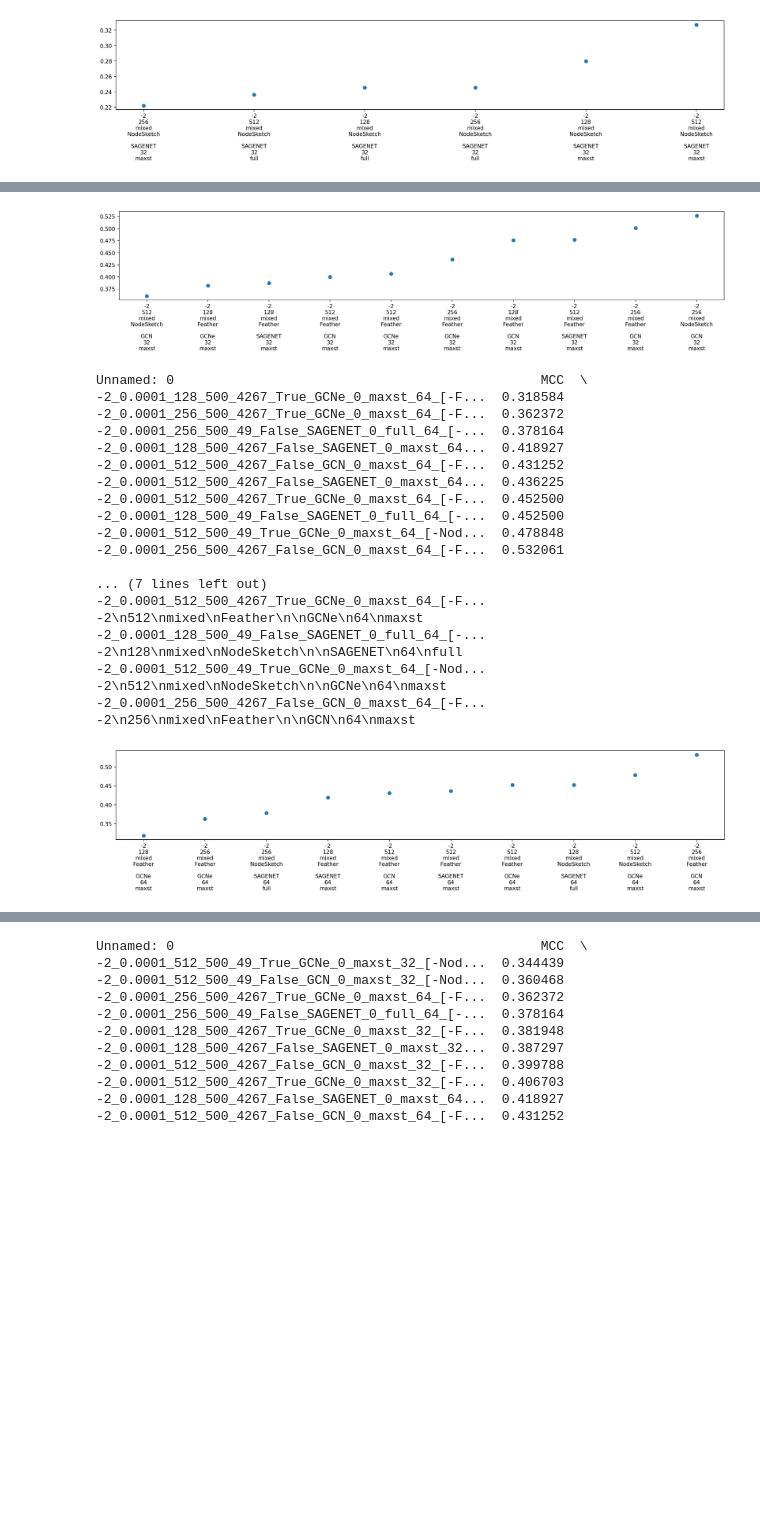
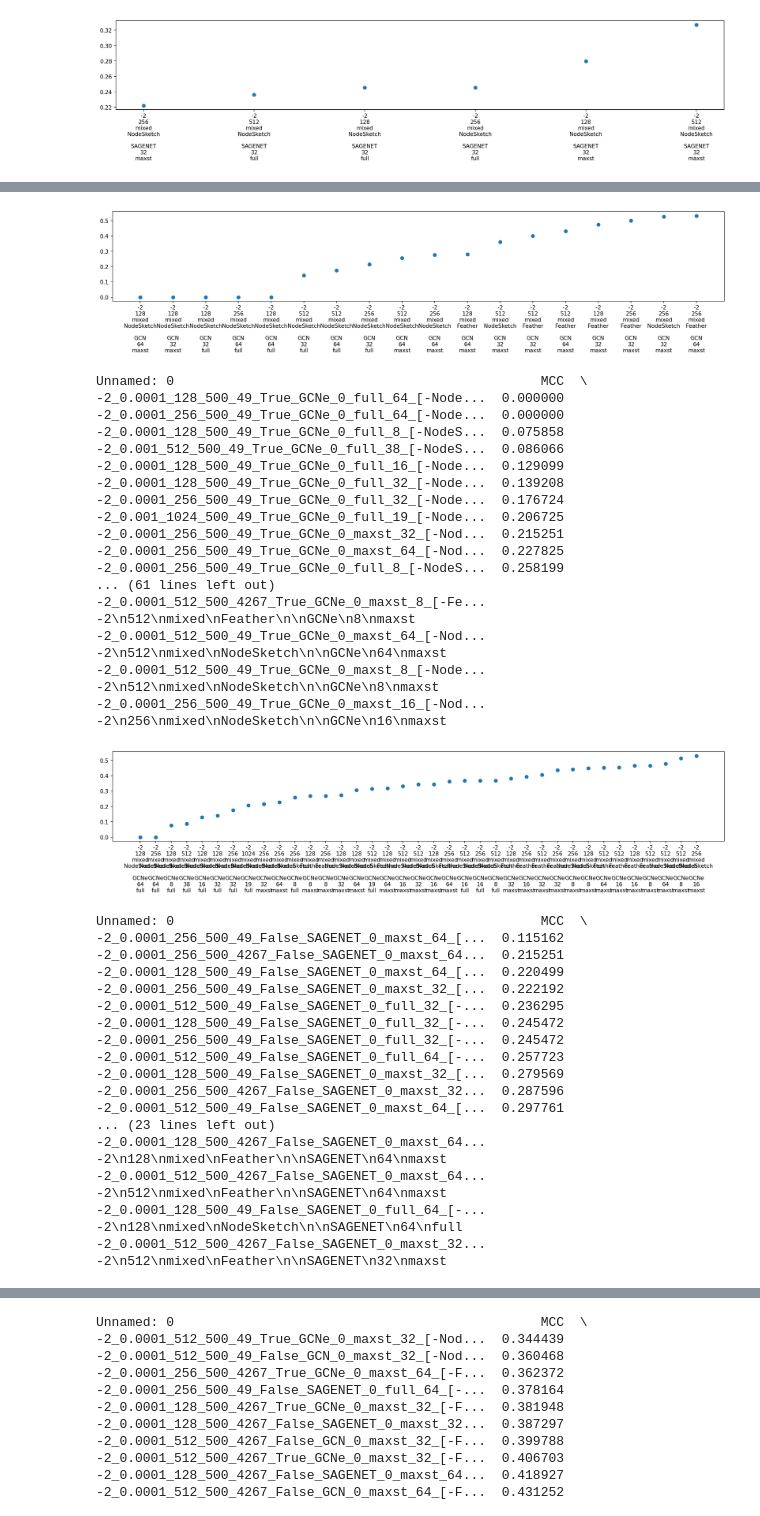
Before and after one commit to krzysztoffiok/gnn-classification-pipeline, a Jupyter notebook: results_analyzer.ipynb, the cells around one changed output, grey strips where cells are left out. Saved outputs shown, nothing was run; the diff lists cells and outputs as text; code cells hidden in the pictures; blank space fills up the shorter version.

```diff
--- a/results_analyzer.ipynb
+++ b/results_analyzer.ipynb
@@ -252,6 +237,6 @@ dffinal[dffinal.index.map(lambda x: show_only(x)) == True].sort_values(by="MCC")
 # %%
 # PLOT IN GROUPS
-for name, group in dffinal.groupby("Batch size"):
-    nlargest_and_plot(dftemp=group, metric="MCC", tail=10)
+for name, group in dffinal.groupby("Model"):
+    nlargest_and_plot(dftemp=group, metric="MCC", tail=250)
 # %% [output]
 Unnamed: 0                                               MCC  \
@@ -274,19 +259,36 @@ Unnamed: 0                                               MCC  \
-[figure, old version]
+[figure, new version]
 Unnamed: 0                                               MCC  \
--2_0.0001_128_500_4267_True_GCNe_0_maxst_64_[-F...  0.318584
--2_0.0001_256_500_4267_True_GCNe_0_maxst_64_[-F...  0.362372
--2_0.0001_256_500_49_False_SAGENET_0_full_64_[-...  0.378164
--2_0.0001_128_500_4267_False_SAGENET_0_maxst_64...  0.418927
--2_0.0001_512_500_4267_False_GCN_0_maxst_64_[-F...  0.431252
--2_0.0001_512_500_4267_False_SAGENET_0_maxst_64...  0.436225
--2_0.0001_512_500_4267_True_GCNe_0_maxst_64_[-F...  0.452500
--2_0.0001_128_500_49_False_SAGENET_0_full_64_[-...  0.452500
--2_0.0001_512_500_49_True_GCNe_0_maxst_64_[-Nod...  0.478848
--2_0.0001_256_500_4267_False_GCN_0_maxst_64_[-F...  0.532061
-
-... (7 lines left out)
--2_0.0001_512_500_4267_True_GCNe_0_maxst_64_[-F...       -2\n512\nmixed\nFeather\n\nGCNe\n64\nmaxst
--2_0.0001_128_500_49_False_SAGENET_0_full_64_[-...  -2\n128\nmixed\nNodeSketch\n\nSAGENET\n64\nfull
--2_0.0001_512_500_49_True_GCNe_0_maxst_64_[-Nod...    -2\n512\nmixed\nNodeSketch\n\nGCNe\n64\nmaxst
--2_0.0001_256_500_4267_False_GCN_0_maxst_64_[-F...        -2\n256\nmixed\nFeather\n\nGCN\n64\nmaxst
+-2_0.0001_128_500_49_True_GCNe_0_full_64_[-Node...  0.000000
+-2_0.0001_256_500_49_True_GCNe_0_full_64_[-Node...  0.000000
+-2_0.0001_128_500_49_True_GCNe_0_full_8_[-NodeS...  0.075858
+-2_0.001_512_500_49_True_GCNe_0_full_38_[-NodeS...  0.086066
+-2_0.0001_128_500_49_True_GCNe_0_full_16_[-Node...  0.129099
+-2_0.0001_128_500_49_True_GCNe_0_full_32_[-Node...  0.139208
+-2_0.0001_256_500_49_True_GCNe_0_full_32_[-Node...  0.176724
+-2_0.001_1024_500_49_True_GCNe_0_full_19_[-Node...  0.206725
+-2_0.0001_256_500_49_True_GCNe_0_maxst_32_[-Nod...  0.215251
+-2_0.0001_256_500_49_True_GCNe_0_maxst_64_[-Nod...  0.227825
+-2_0.0001_256_500_49_True_GCNe_0_full_8_[-NodeS...  0.258199
+... (61 lines left out)
+-2_0.0001_512_500_4267_True_GCNe_0_maxst_8_[-Fe...      -2\n512\nmixed\nFeather\n\nGCNe\n8\nmaxst
+-2_0.0001_512_500_49_True_GCNe_0_maxst_64_[-Nod...  -2\n512\nmixed\nNodeSketch\n\nGCNe\n64\nmaxst
+-2_0.0001_512_500_49_True_GCNe_0_maxst_8_[-Node...   -2\n512\nmixed\nNodeSketch\n\nGCNe\n8\nmaxst
+-2_0.0001_256_500_49_True_GCNe_0_maxst_16_[-Nod...  -2\n256\nmixed\nNodeSketch\n\nGCNe\n16\nmaxst
-[figure, old version]
+[figure, new version]
+Unnamed: 0                                               MCC  \
+-2_0.0001_256_500_49_False_SAGENET_0_maxst_64_[...  0.115162
+-2_0.0001_256_500_4267_False_SAGENET_0_maxst_64...  0.215251
+-2_0.0001_128_500_49_False_SAGENET_0_maxst_64_[...  0.220499
+-2_0.0001_256_500_49_False_SAGENET_0_maxst_32_[...  0.222192
+-2_0.0001_512_500_49_False_SAGENET_0_full_32_[-...  0.236295
+-2_0.0001_128_500_49_False_SAGENET_0_full_32_[-...  0.245472
+-2_0.0001_256_500_49_False_SAGENET_0_full_32_[-...  0.245472
+-2_0.0001_512_500_49_False_SAGENET_0_full_64_[-...  0.257723
+-2_0.0001_128_500_49_False_SAGENET_0_maxst_32_[...  0.279569
+-2_0.0001_256_500_4267_False_SAGENET_0_maxst_32...  0.287596
+-2_0.0001_512_500_49_False_SAGENET_0_maxst_64_[...  0.297761
+... (23 lines left out)
+-2_0.0001_128_500_4267_False_SAGENET_0_maxst_64...     -2\n128\nmixed\nFeather\n\nSAGENET\n64\nmaxst
+-2_0.0001_512_500_4267_False_SAGENET_0_maxst_64...     -2\n512\nmixed\nFeather\n\nSAGENET\n64\nmaxst
+-2_0.0001_128_500_49_False_SAGENET_0_full_64_[-...   -2\n128\nmixed\nNodeSketch\n\nSAGENET\n64\nfull
+-2_0.0001_512_500_4267_False_SAGENET_0_maxst_32...     -2\n512\nmixed\nFeather\n\nSAGENET\n32\nmaxst
```
Also changed, not shown: parts of 7 cells of this notebook.
